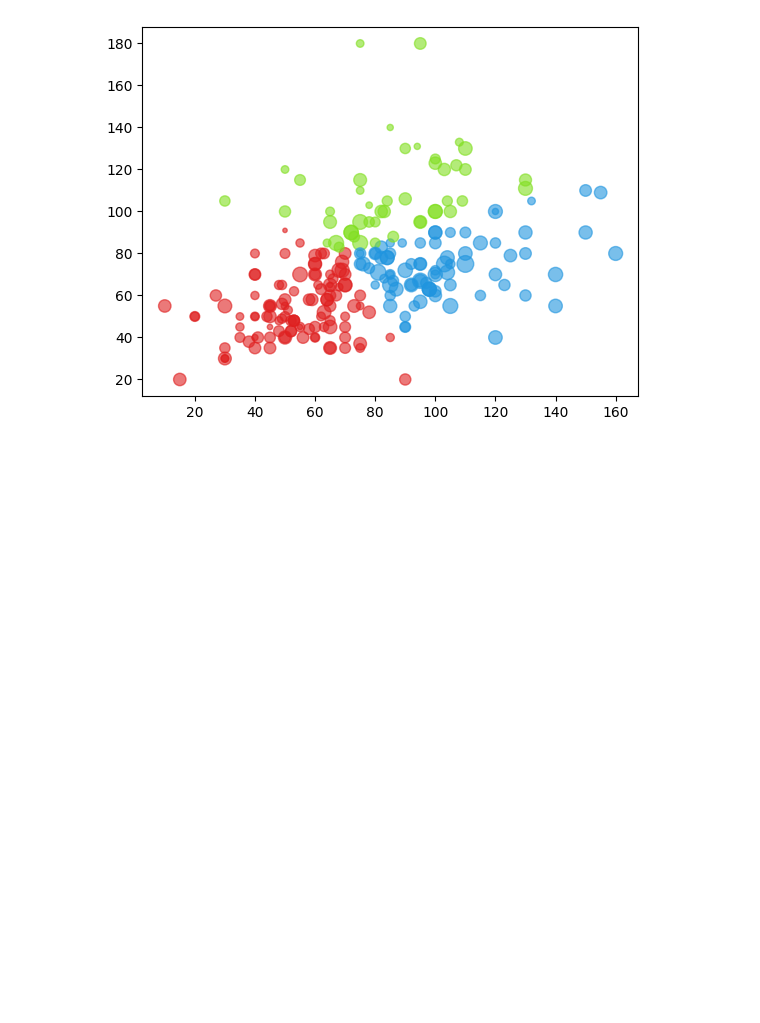
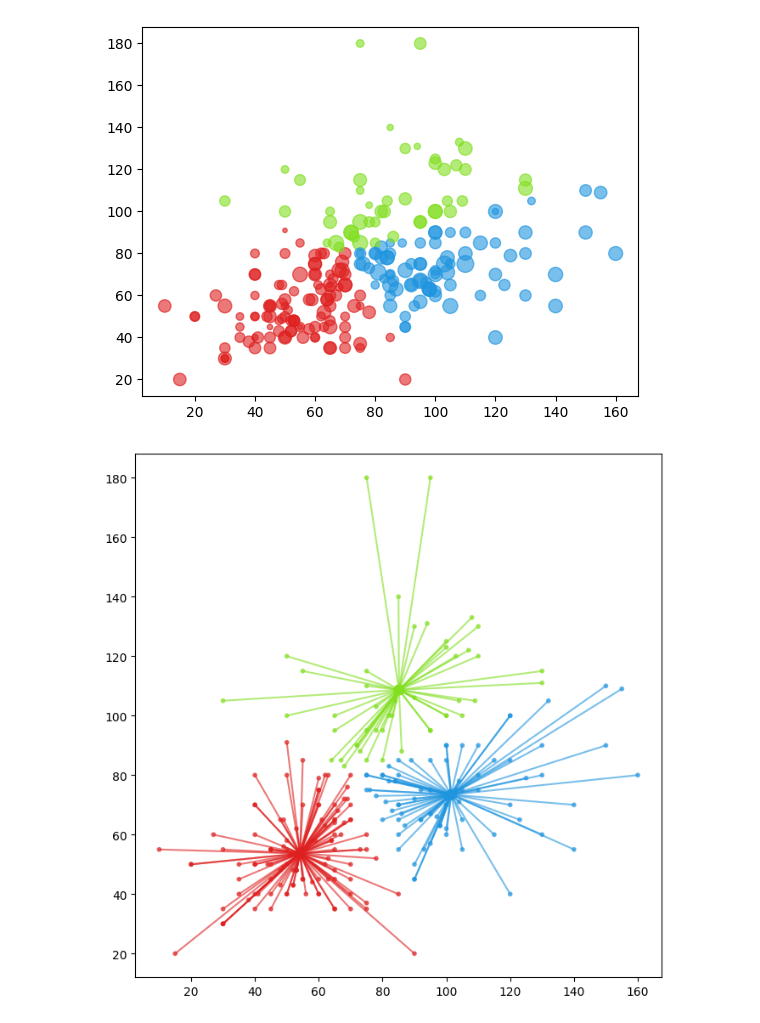
Before and after one commit to timkao/MachineLearning, a Jupyter notebook: kmean_output.ipynb, the cells around one changed output. Saved outputs shown, nothing was run; the diff lists cells and outputs as text; code cells hidden in the pictures; blank space fills up the shorter version.

```diff
--- a/kmean_output.ipynb
+++ b/kmean_output.ipynb
@@ -71,8 +71,15 @@ plt.scatter(df.Attack, df.Defense, c = df.colors, alpha = 0.6, s = df.Speed)
 [figure]
 # %%
 from matplotlib.lines import Line2D
-fig, ax = plt.subplot(1, figsize = (8, 8))
+fig, ax = plt.subplots(1, 1, figsize = (8, 8))
 
 plt.scatter(df.Attack, df.Defense, c = df.colors, alpha = 0.6, s = 10)
 
 plt.scatter(cen_x, cen_y, c = colors, s = 70)
+
+for idx, val in df.iterrows():
+  x = [val.Attack, val.cen_x]
+  y = [val.Defense, val.cen_y]
+  plt.plot(x, y, c = val.colors, alpha = 0.6)
+# %% [output]
+[figure, added]
```
Also changed, not shown: parts of 1 cell of this notebook, 2 other files.
